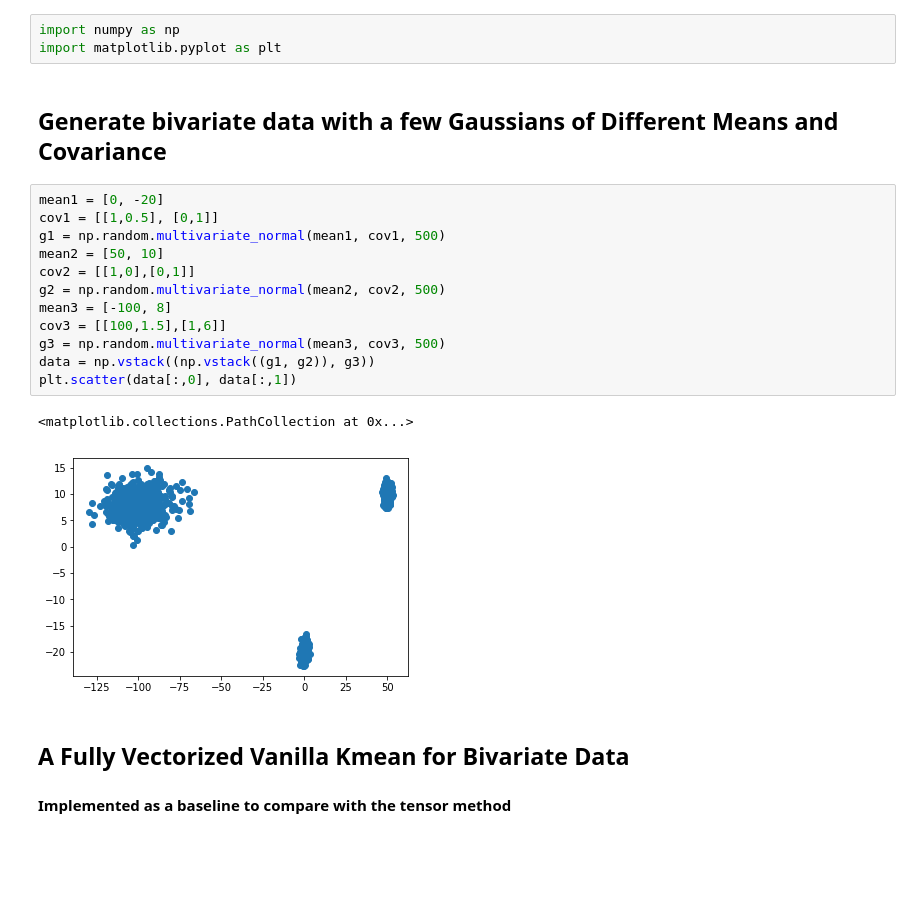
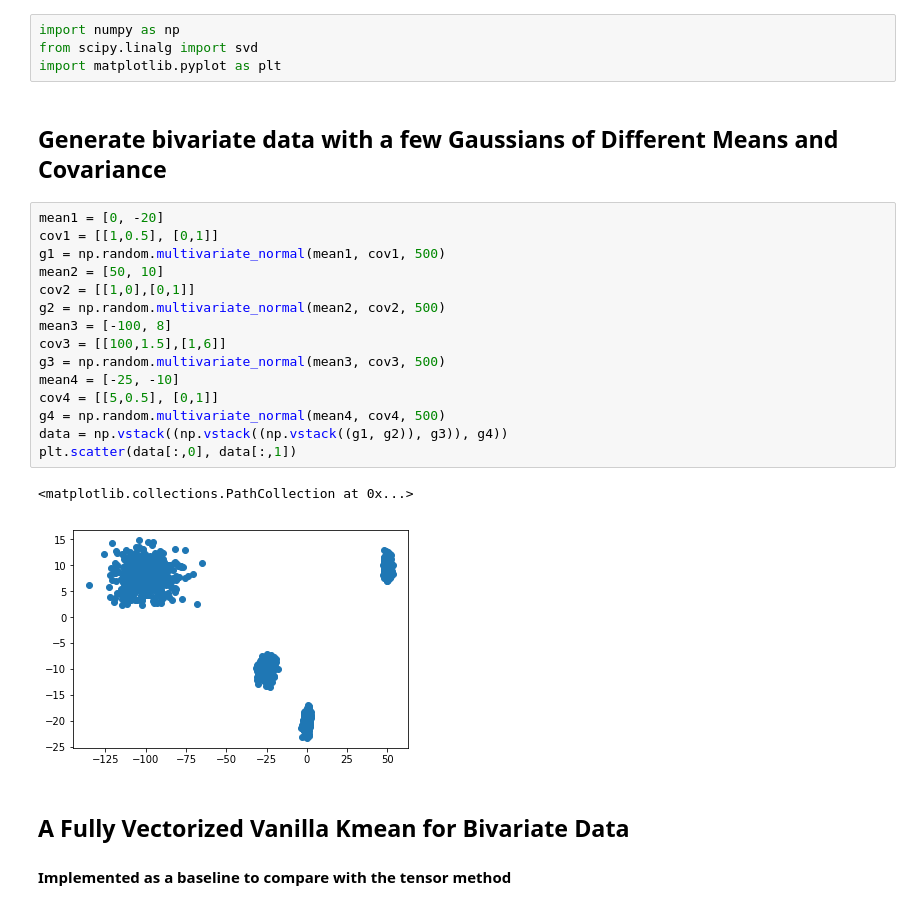
Before and after one commit to brianFruit/tensordecompositionclustering, a Jupyter notebook: cluster_by_tensor_decomposition.ipynb, the cells around one changed output. Cells and saved outputs as stored; diff of their text form; blank space fills up the shorter version.

```diff
--- a/cluster_by_tensor_decomposition.ipynb
+++ b/cluster_by_tensor_decomposition.ipynb
@@ -1,23 +1,27 @@
 # %%
 import numpy as np
+from scipy.linalg import svd
 import matplotlib.pyplot as plt
 # %% [markdown]
 ## Generate bivariate data with a few Gaussians of Different Means and Covariance
 # %%
 mean1 = [0, -20]
 cov1 = [[1,0.5], [0,1]]
 g1 = np.random.multivariate_normal(mean1, cov1, 500)
 mean2 = [50, 10]
 cov2 = [[1,0],[0,1]]
 g2 = np.random.multivariate_normal(mean2, cov2, 500)
 mean3 = [-100, 8]
 cov3 = [[100,1.5],[1,6]]
 g3 = np.random.multivariate_normal(mean3, cov3, 500)
-data = np.vstack((np.vstack((g1, g2)), g3))
+mean4 = [-25, -10]
+cov4 = [[5,0.5], [0,1]]
+g4 = np.random.multivariate_normal(mean4, cov4, 500)
+data = np.vstack((np.vstack((np.vstack((g1, g2)), g3)), g4))
 plt.scatter(data[:,0], data[:,1])
 # %% [output]
 <matplotlib.collections.PathCollection at 0x...>
-[figure, old version]
+[figure, new version]
 # %% [markdown]
 ## A Fully Vectorized Vanilla Kmean for Bivariate Data
 #### Implemented as a baseline to compare with the tensor method
```
Also changed, not shown: parts of 5 cells of this notebook.
